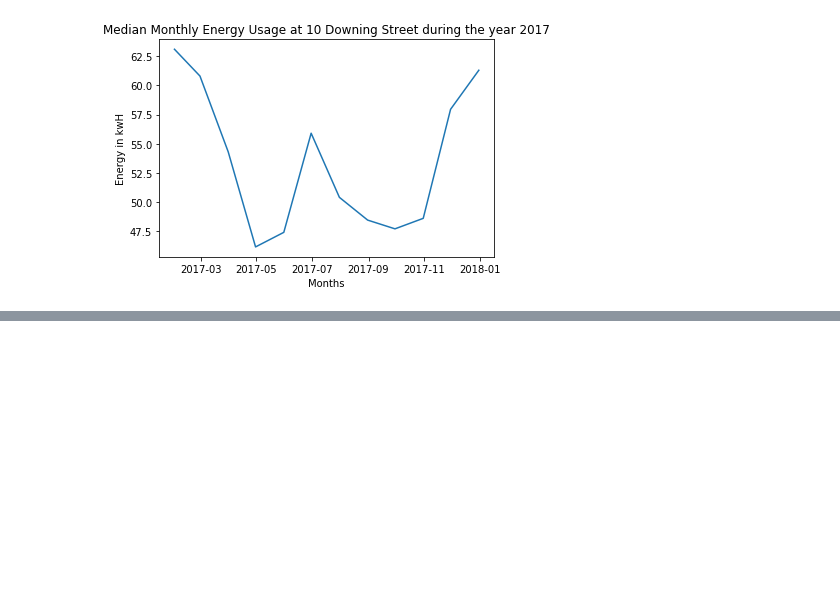
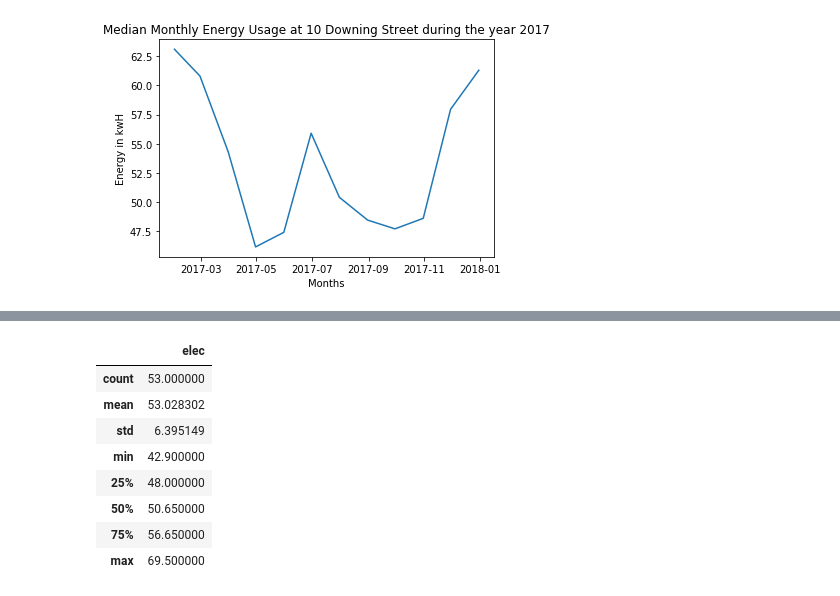
Before and after one commit to viveksahukar/ids705, a Jupyter notebook: assignments/IDS705-Assignment0_Vivek_Sahukar_q-13-eda.ipynb, the cells around one changed output, grey strips where cells are left out. Drawn from its saved outputs; the diff is of its cells as text; code cells hidden in the pictures; blank space fills up the shorter version.

```diff
--- a/assignments/IDS705-Assignment0_Vivek_Sahukar_q-13-eda.ipynb
+++ b/assignments/IDS705-Assignment0_Vivek_Sahukar_q-13-eda.ipynb
@@ -164,0 +218,12 @@ Text(0.5, 1.0, 'Median Monthly Energy Usage at 10 Downing Street during the year
+# %%
+weekly_median.describe()
+# %% [output]
+|  | elec |
+| count | 53.000000 |
+| mean | 53.028302 |
+| std | 6.395149 |
+| min | 42.900000 |
+| 25% | 48.000000 |
+| 50% | 50.650000 |
+| 75% | 56.650000 |
+| max | 69.500000 |
```
Also changed, not shown: parts of 9 cells of this notebook.
